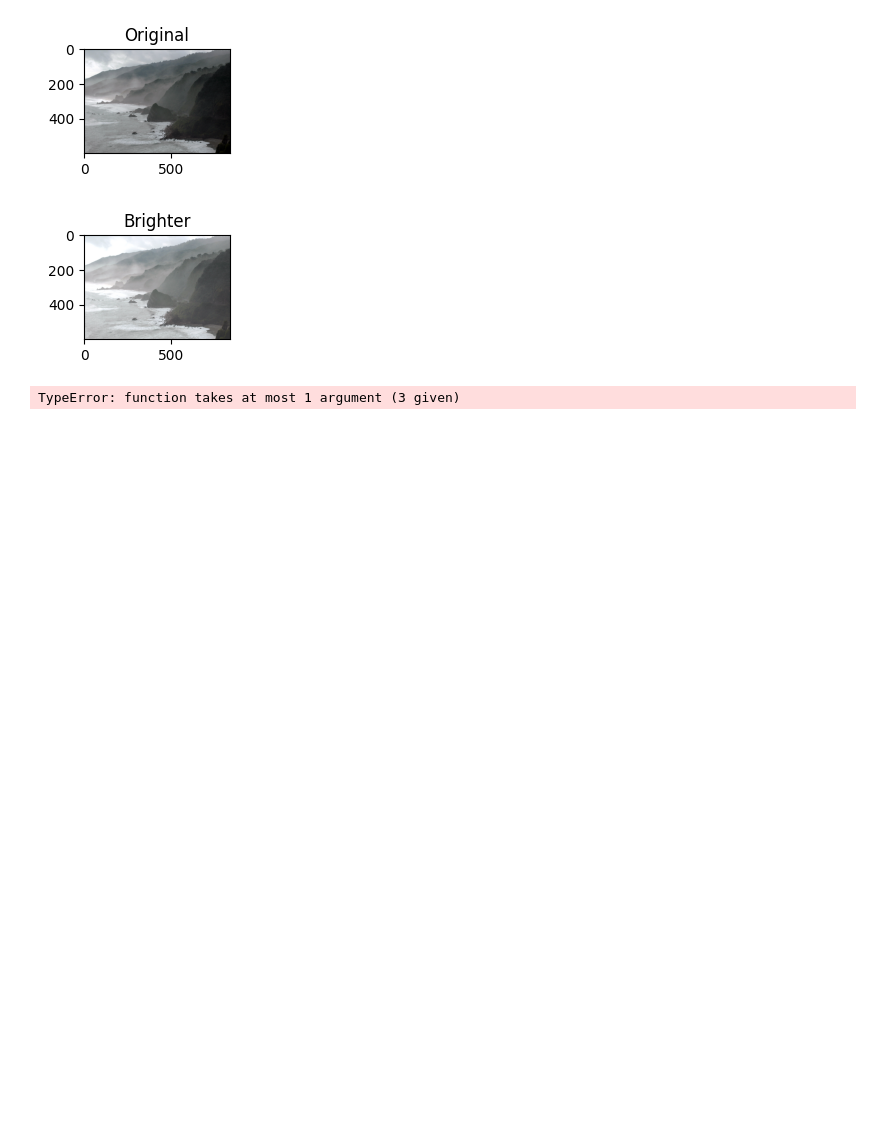
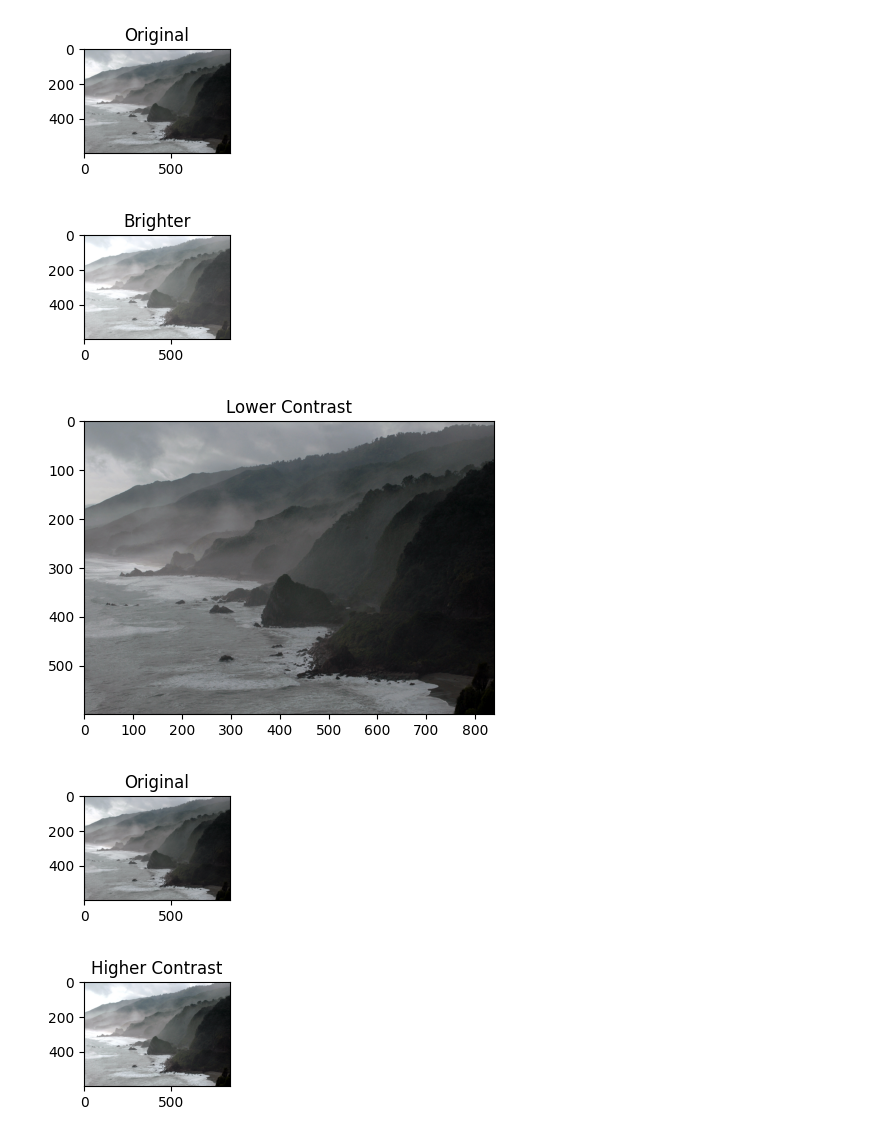
Before and after one commit to saiKelkar/Computer-Vision--OpenCV-, a Jupyter notebook: 04-Basic Image Enhancement.ipynb, the cells around one changed output. Saved outputs shown, nothing was run; the diff lists cells and outputs as text; code cells hidden in the pictures; blank space fills up the shorter version.

Commit message:
Image Threshold

```diff
--- a/04-Basic Image Enhancement.ipynb
+++ b/04-Basic Image Enhancement.ipynb
@@ -62,17 +62,19 @@ plt.subplot(133); plt.imshow(img_rgb_brighter); plt.title("Brighter"); plt.show(
 # %%
 # Multiplication to change Contrast
 matrix_low_contrast = np.ones(img_rgb.shape) * 0.8
 matrix_high_contrast = np.ones(img_rgb.shape) * 1.2
 
 img_rgb_darker = np.uint8(cv2.multiply(np.float64(img_rgb), matrix_low_contrast))
 # After multiplying, the values already high become greater than 255
 # To overcome, we add 0, 255 at the end
-img_rgb_brighter = np.uint8(np.clip(cv2.multiply(np.float64(img_rgb), matrix_high_contrast), 0, 255)
+img_rgb_brighter = np.uint8(np.clip(cv2.multiply(np.float64(img_rgb), matrix_high_contrast), 0, 255))
 
 # Show the images
 plt.figure(figsize = [18, 5])
 plt.subplot(131); plt.imshow(img_rgb_darker); plt.title("Lower Contrast"); plt.show()
 plt.subplot(132); plt.imshow(img_rgb); plt.title("Original"); plt.show()
 plt.subplot(133); plt.imshow(img_rgb_brighter); plt.title("Higher Contrast"); plt.show()
 # %% [output]
-TypeError: function takes at most 1 argument (3 given)
+[figure, added]
+[figure, added]
+[figure, added]
```
Also changed, not shown: parts of 2 cells of this notebook.
